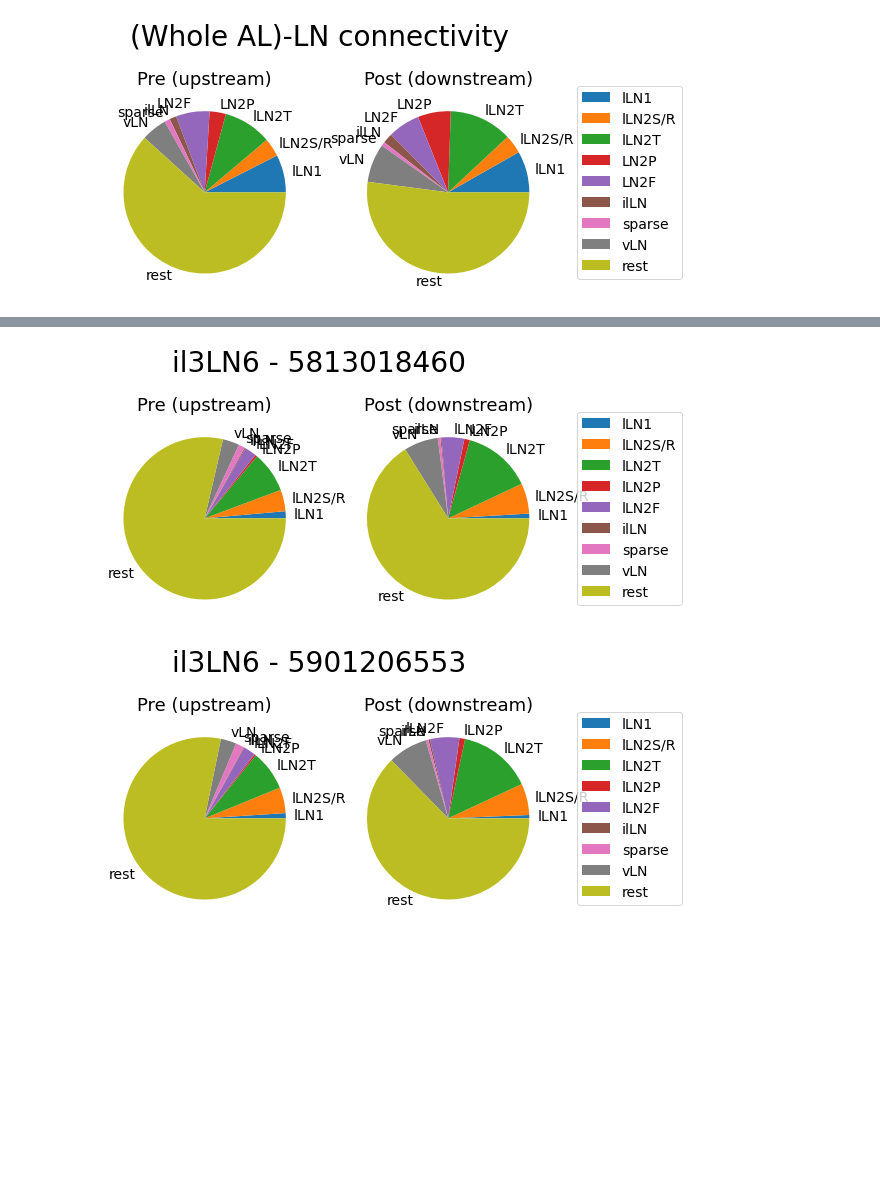
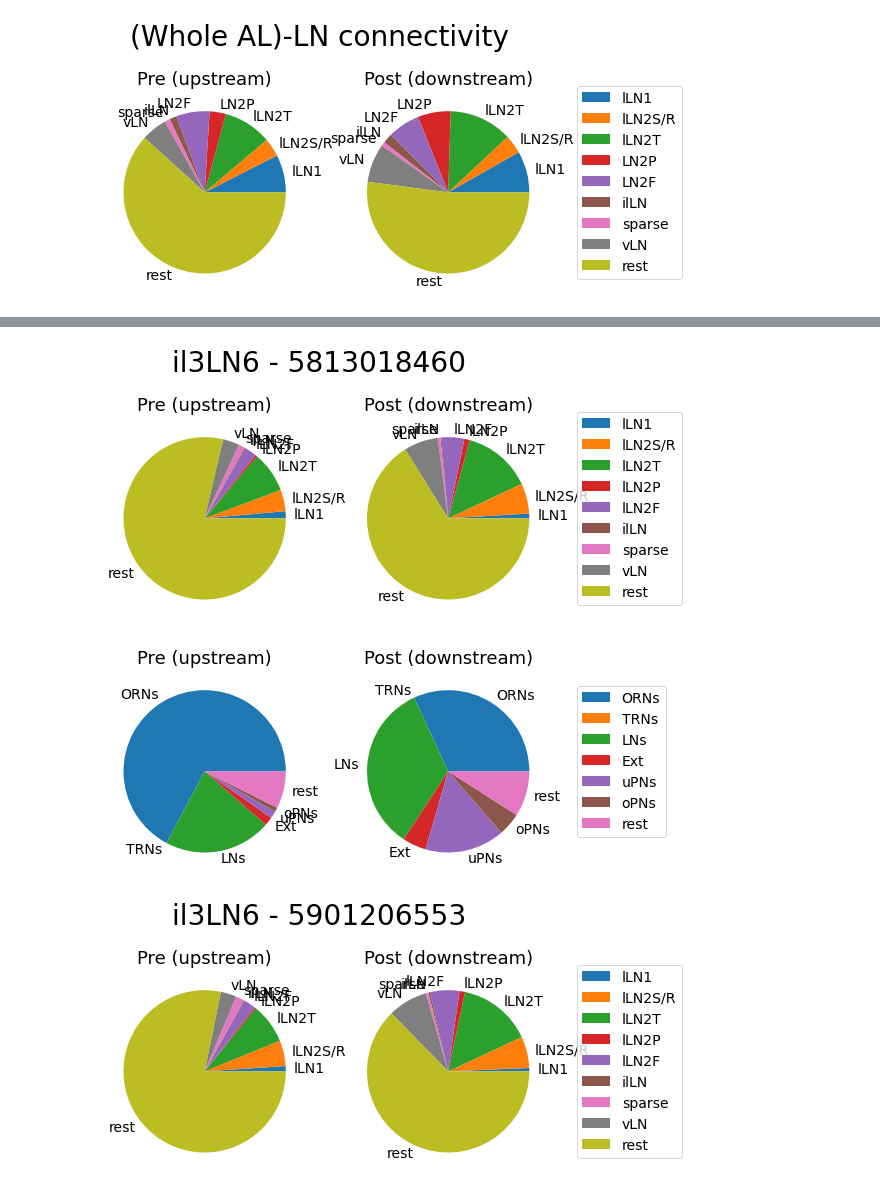
Before and after one commit to AsaBarthMaron/hemibrain_analysis, a Jupyter notebook: 2020_05_28_extrinsic_LN_connectivity.ipynb, the cells around one changed output, grey strips where cells are left out. Drawn from its saved outputs; the diff is of its cells as text; code cells hidden in the pictures; blank space fills up the shorter version.

```diff
--- a/2020_05_28_extrinsic_LN_connectivity.ipynb
+++ b/2020_05_28_extrinsic_LN_connectivity.ipynb
@@ -78,7 +83,7 @@ class Adjacency:
     plt.xticks(np.arange(mat.shape[1]), mat.columns, fontsize=11)
     plt.yticks(np.arange(mat.shape[0]), mat.index, fontsize=14)
 
-  def piechart(self, bids, type_bids, ROW_COL ='both', MERGE_REST = True):
+  def piechart(self, bids, type_bids, second_bids = None, ROW_COL ='both', MERGE_REST = True):
     # TODO: make ROW_COL (pre/post) an optional functionality.
     fig, axs = plt.subplots(1, 2)
 
@@ -366,15 +398,0 @@ for e in ext.iterrows():
-# %%
-# Breakdown of 'extrinsic' neuron connections by AL type
-adj = Adjacency(mat)
-LNs.index = LNs['Wilson_morphology']
-type_bids = {
-    'ORNs':orn_bids,
-    'TRNs':trn_bids,
-    'LNs':ln_bids,
-    'Ext':ext_bids,
-    'uPNs':uPN_bids,
-    'oPNs':oPN_bids
-}
-for e in ext.iterrows():
-  fig, axs = adj.piechart(int(e[1]['body ID']), type_bids)
-  fig.suptitle(e[1]['name'] + ' - ' + e[1]['our type'] + ' - ' + e[1]['body ID'])
@@ -395,22 +399,32 @@ for e in ext.iterrows():
 # %%
-# Breakdown of 'ilLN' connections by LN type
+#@title Breakdown of 'ilLN' connections by AL and LN type
 # TODO: add back other ilLN types (were not included in 'LNs')
 adj = Adjacency(mat)
 LNs.index = LNs['Wilson_morphology']
-type_bids = {
+ln_type_bids = {
     'lLN1':LNs['AL Local Neurons'].loc['Y'].astype(int),
     'lLN2S/R':LNs['AL Local Neurons'].loc['TS'].astype(int),
     'lLN2T':LNs['AL Local Neurons'].loc['PL'].astype(int),
     'lLN2P':LNs['AL Local Neurons'].loc['P'].astype(int),
     'lLN2F':LNs['AL Local Neurons'].loc['D'].astype(int),
     'ilLN':LNs['AL Local Neurons'].loc['gLN'].astype(int),
     'sparse':LNs['AL Local Neurons'].loc['sparse'].astype(int),
     'vLN':LNs['AL Local Neurons'].loc['vLN'].astype(int),
 }
-LNs.index = LNs['AL Local Neurons'].astype(int)
-for bid in type_bids['ilLN']:
-  fig, axs = adj.piechart(bid, type_bids)
+type_bids = {
+    'ORNs':orn_bids,
+    'TRNs':trn_bids,
+    'LNs':ln_bids,
+    'Ext':ext_bids,
+    'uPNs':uPN_bids,
+    'oPNs':oPN_bids
+}
+for bid in LNs['AL Local Neurons'].loc['gLN'].astype(int):
+  fig, axs = adj.piechart(bid, ln_type_bids)
+  fig1, axs1 = adj.piechart(bid, type_bids)
+  LNs.index = LNs['AL Local Neurons'].astype(int)
   fig.suptitle(LNs['Final modification'].loc[bid] + ' - ' + str(bid))
 # %% [output]
 [figure]
-[figure, old version]
+[figure, new version]
+[figure, added]
```
Also changed, not shown: parts of 14 cells of this notebook.
